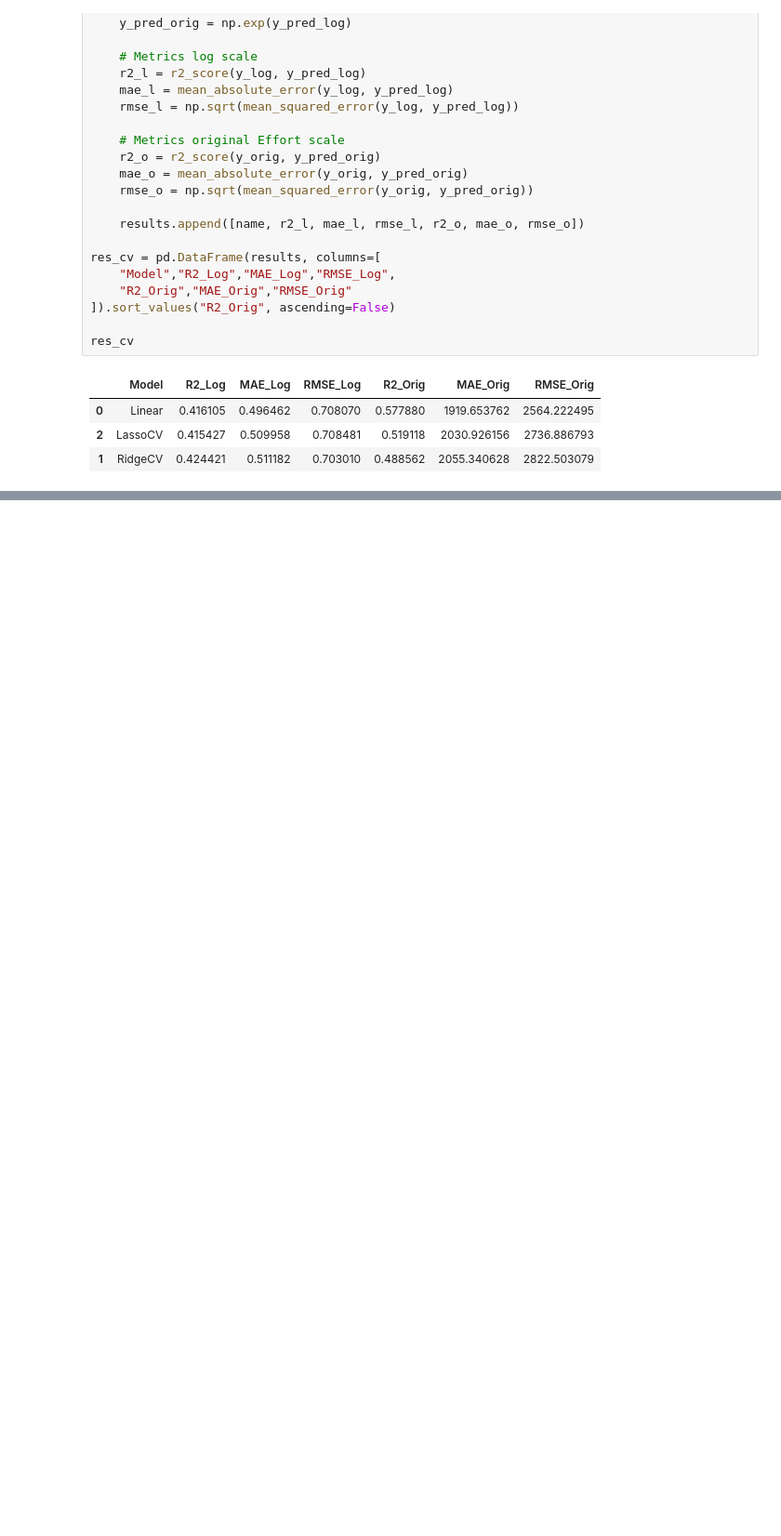
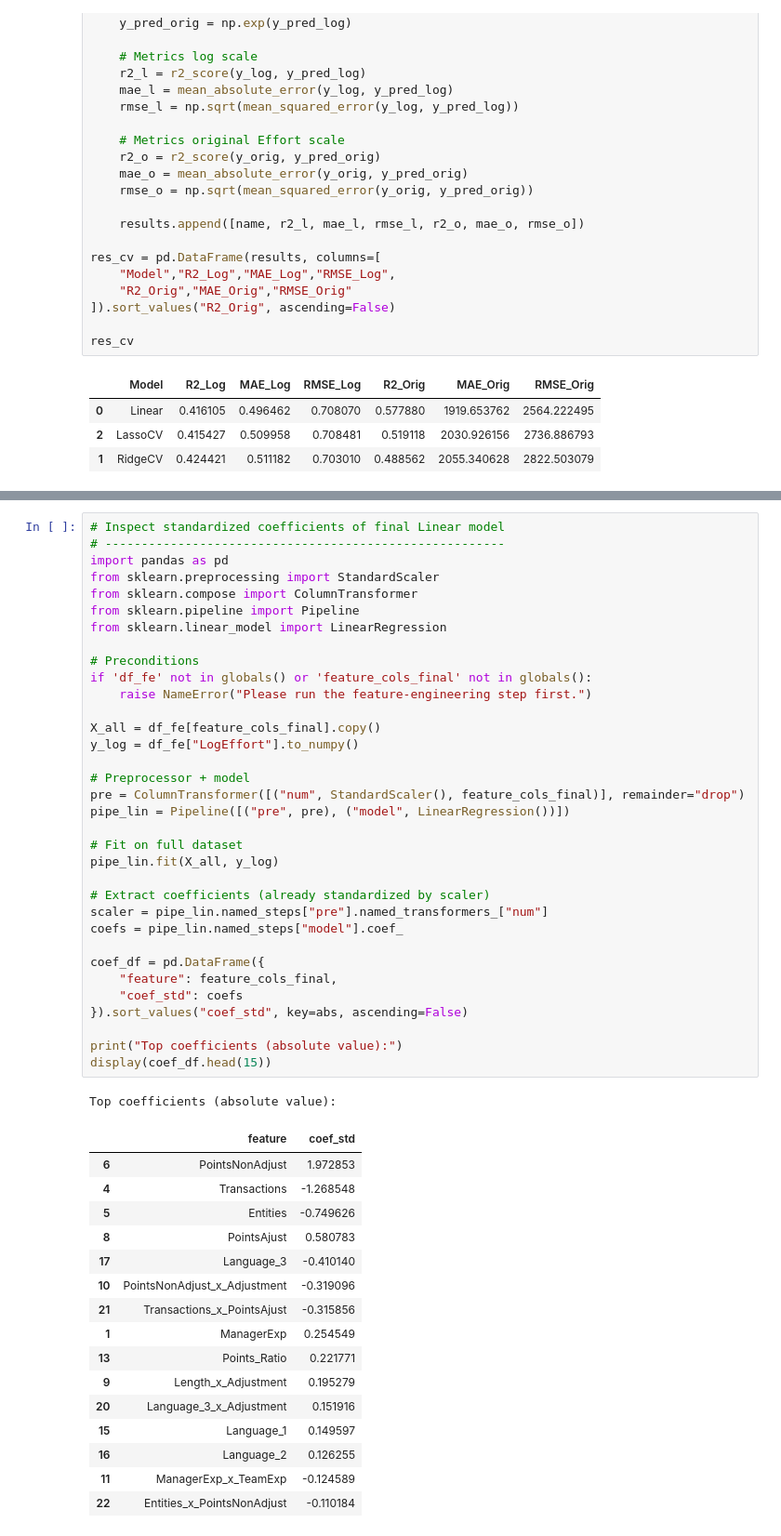
Before and after one commit to Shahbazi-Amir/SmartDevTime, a Jupyter notebook: smartdevtime_project_2.ipynb, the cells around one changed output, grey strips where cells are left out. Shown at 93% size. Saved outputs shown, nothing was run; the diff lists cells and outputs as text; blank space fills up the shorter version.

```diff
--- a/smartdevtime_project_2.ipynb
+++ b/smartdevtime_project_2.ipynb
@@ -1661,0 +1785,52 @@ res_cv
+# %%
+# Inspect standardized coefficients of final Linear model
+# -------------------------------------------------------
+import pandas as pd
+from sklearn.preprocessing import StandardScaler
+from sklearn.compose import ColumnTransformer
+from sklearn.pipeline import Pipeline
+from sklearn.linear_model import LinearRegression
+
+# Preconditions
+if 'df_fe' not in globals() or 'feature_cols_final' not in globals():
+    raise NameError("Please run the feature-engineering step first.")
+
+X_all = df_fe[feature_cols_final].copy()
+y_log = df_fe["LogEffort"].to_numpy()
+
+# Preprocessor + model
+pre = ColumnTransformer([("num", StandardScaler(), feature_cols_final)], remainder="drop")
+pipe_lin = Pipeline([("pre", pre), ("model", LinearRegression())])
+
+# Fit on full dataset
+pipe_lin.fit(X_all, y_log)
+
+# Extract coefficients (already standardized by scaler)
+scaler = pipe_lin.named_steps["pre"].named_transformers_["num"]
+coefs = pipe_lin.named_steps["model"].coef_
+
+coef_df = pd.DataFrame({
+    "feature": feature_cols_final,
+    "coef_std": coefs
+}).sort_values("coef_std", key=abs, ascending=False)
+
+print("Top coefficients (absolute value):")
+display(coef_df.head(15))
+# %% [output]
+Top coefficients (absolute value):
+|  | feature | coef_std |
+| 6 | PointsNonAdjust | 1.972853 |
+| 4 | Transactions | -1.268548 |
+| 5 | Entities | -0.749626 |
+| 8 | PointsAjust | 0.580783 |
+| 17 | Language_3 | -0.410140 |
+| 10 | PointsNonAdjust_x_Adjustment | -0.319096 |
+| 21 | Transactions_x_PointsAjust | -0.315856 |
+| 1 | ManagerExp | 0.254549 |
+| 13 | Points_Ratio | 0.221771 |
+| 9 | Length_x_Adjustment | 0.195279 |
+| 20 | Language_3_x_Adjustment | 0.151916 |
+| 15 | Language_1 | 0.149597 |
+| 16 | Language_2 | 0.126255 |
+| 11 | ManagerExp_x_TeamExp | -0.124589 |
+| 22 | Entities_x_PointsNonAdjust | -0.110184 |
```
Also changed, not shown: parts of 4 cells of this notebook.
